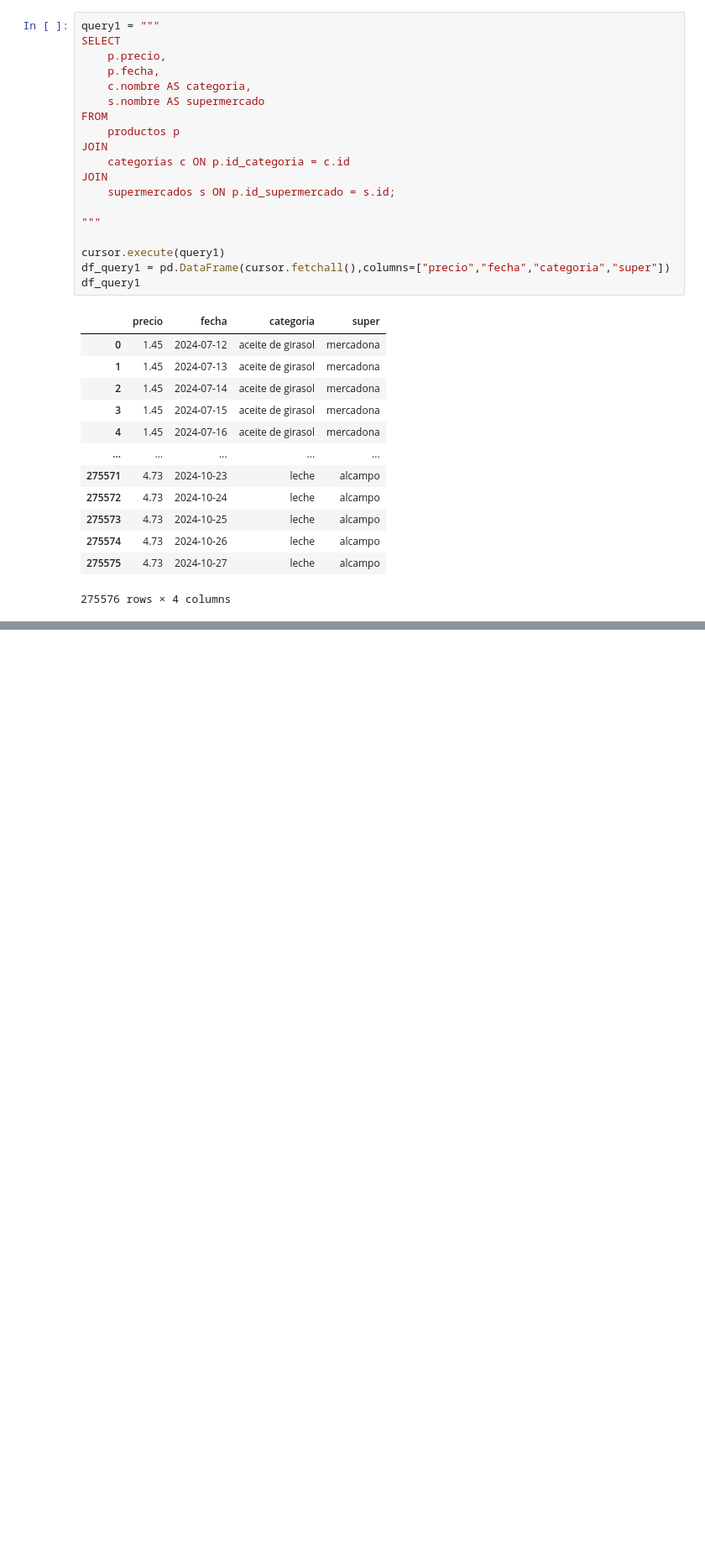
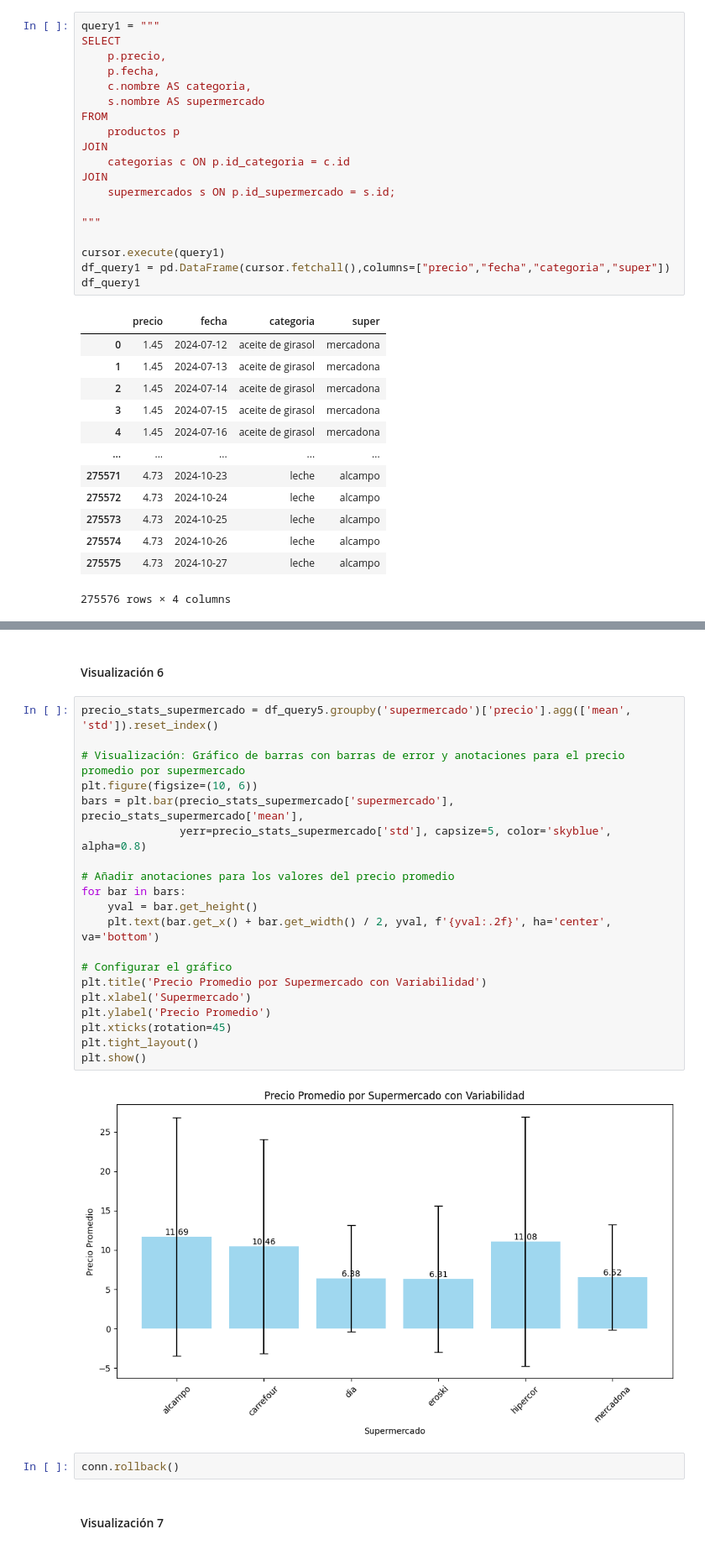
Before and after one commit to Cucks13/Proyecto4-AnalisisSupermercados, a Jupyter notebook: notebooks/03_EDA_y_VISUALiZACIÓn.ipynb, the cells around one changed output, grey strips where cells are left out. Shown at 84% size. Cells and saved outputs as stored; diff of their text form; blank space fills up the shorter version.

```diff
--- a/notebooks/03_EDA_y_VISUALiZACIÓn.ipynb
+++ b/notebooks/03_EDA_y_VISUALiZACIÓn.ipynb
@@ -94,0 +284,28 @@ plt.show()
+# %% [markdown]
+#### Visualización 6
+# %%
+precio_stats_supermercado = df_query5.groupby('supermercado')['precio'].agg(['mean', 'std']).reset_index()
+
+# Visualización: Gráfico de barras con barras de error y anotaciones para el precio promedio por supermercado
+plt.figure(figsize=(10, 6))
+bars = plt.bar(precio_stats_supermercado['supermercado'], precio_stats_supermercado['mean'],
+               yerr=precio_stats_supermercado['std'], capsize=5, color='skyblue', alpha=0.8)
+
+# Añadir anotaciones para los valores del precio promedio
+for bar in bars:
+    yval = bar.get_height()
+    plt.text(bar.get_x() + bar.get_width() / 2, yval, f'{yval:.2f}', ha='center', va='bottom')
+
+# Configurar el gráfico
+plt.title('Precio Promedio por Supermercado con Variabilidad')
+plt.xlabel('Supermercado')
+plt.ylabel('Precio Promedio')
+plt.xticks(rotation=45)
+plt.tight_layout()
+plt.show()
+# %% [output]
+[figure, added]
+# %%
+conn.rollback()
+# %% [markdown]
+#### Visualización 7
```
Also changed, not shown: parts of 21 cells of this notebook, 7 other files.
